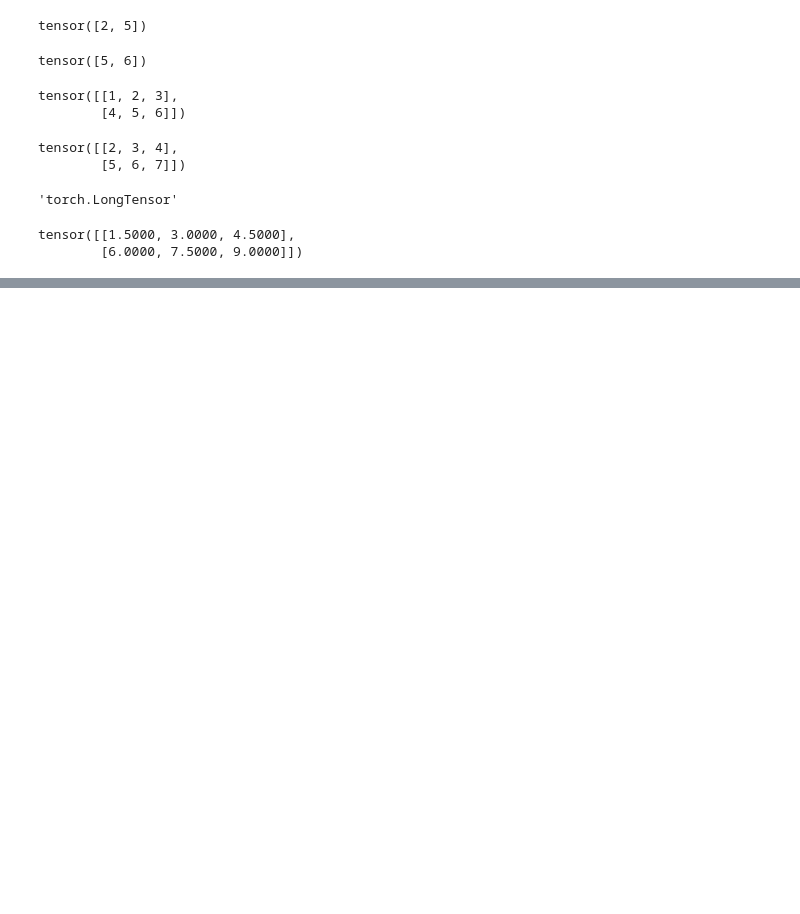
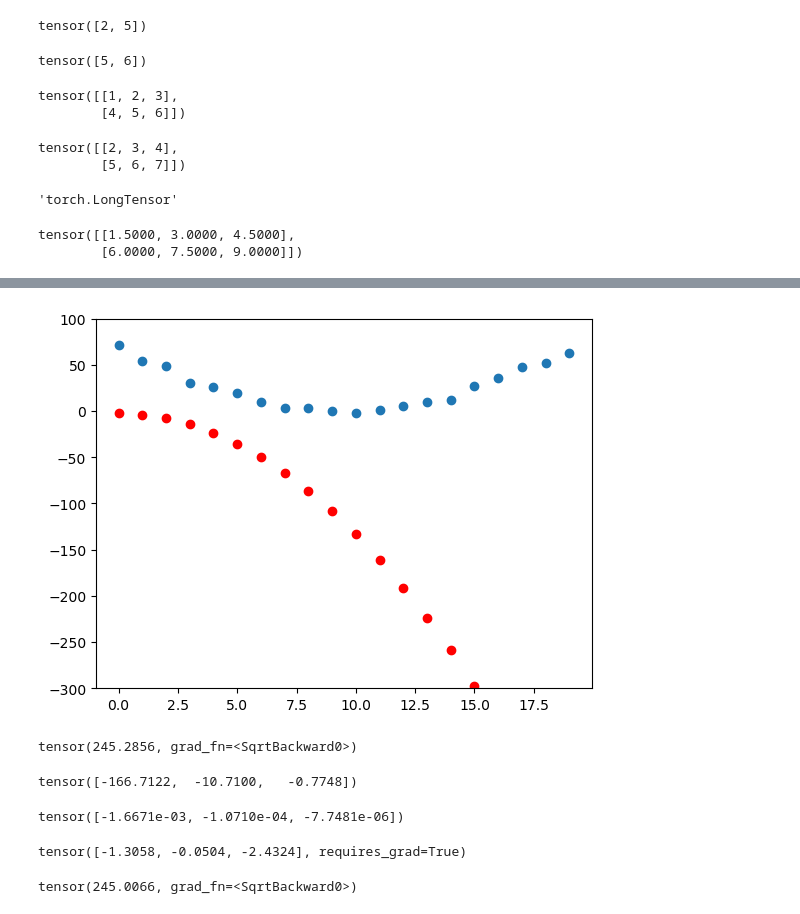
Before and after one commit to kamja44/ML-TIL, a Jupyter notebook: FastAI/FastAI 4장.ipynb, the cells around one changed output, grey strips where cells are left out. Drawn from its saved outputs; the diff is of its cells as text; code cells hidden in the pictures; blank space fills up the shorter version.

```diff
--- a/FastAI/FastAI 4장.ipynb
+++ b/FastAI/FastAI 4장.ipynb
@@ -162,0 +248,4 @@ tensor([[1.5000, 3.0000, 4.5000],
+# %%
+def f(t, params):
+    a, b, c = params
+    return a*(t**2) + (b*t)+c
@@ -162,0 +255,33 @@ tensor([[1.5000, 3.0000, 4.5000],
+# %%
+params = torch.randn(3).requires_grad_()
+# %%
+preds = f(time, params)
+# %%
+def show_preds(preds, ax=None):
+    if ax is None:
+        ax=plt.subplots()[1]
+    ax.scatter(time, speed)
+    ax.scatter(time, to_np(preds), color="red")
+    ax.set_ylim(-300, 100)
+# %%
+show_preds(preds)
+# %% [output]
+[figure, added]
+# %%
+loss = mse(preds, speed)
+loss
+# %% [output]
+tensor(245.2856, grad_fn=<SqrtBackward0>)
+# %%
+loss.backward()
+params.grad
+# %% [output]
+tensor([-166.7122,  -10.7100,   -0.7748])
+# %%
+params.grad*1e-5
+# %% [output]
+tensor([-1.6671e-03, -1.0710e-04, -7.7481e-06])
+# %%
+params
+# %% [output]
+tensor([-1.3058, -0.0504, -2.4324], requires_grad=True)
@@ -162,0 +292,5 @@ tensor([[1.5000, 3.0000, 4.5000],
+# %%
+preds = f(time, params)
+mse(preds, speed)
+# %% [output]
+tensor(245.0066, grad_fn=<SqrtBackward0>)
```
Also changed, not shown: parts of 42 cells of this notebook.
